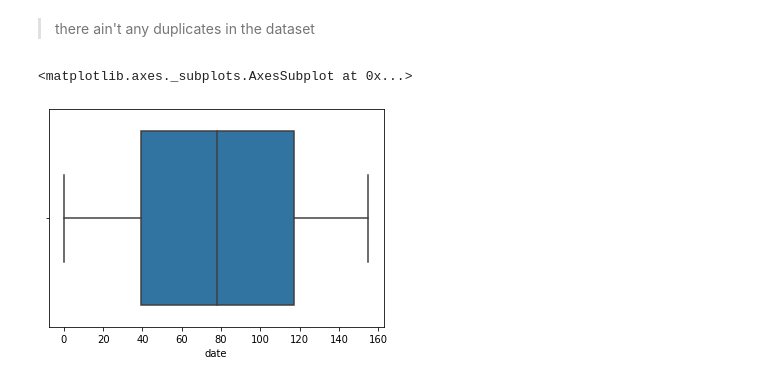
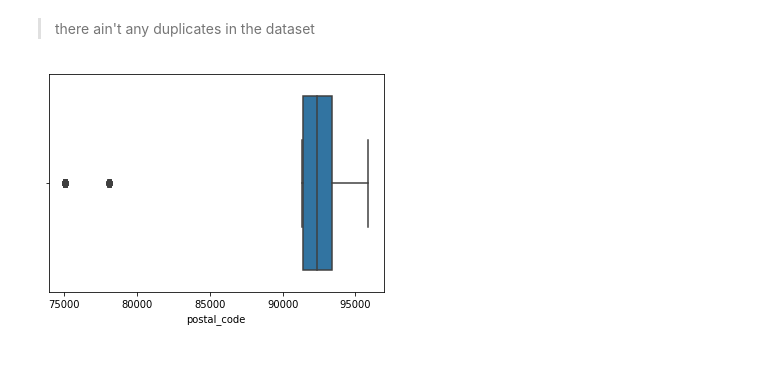
Before and after one commit to victoriousvictor42/electic-car, a Jupyter notebook: Autolib.ipynb, the cells around one changed output. Drawn from its saved outputs; the diff is of its cells as text; code cells hidden in the pictures.

```diff
--- a/Autolib.ipynb
+++ b/Autolib.ipynb
@@ -73,3 +56,7 @@ df.tail()
 df.shape
 # %% [output]
 (16085, 13)
+# %%
+# standardizing the columns names to
+df.columns = df.columns.str.strip().str.lower().str.replace(' ', '_').str.replace('(', '').str.replace(')', '')
+df.columns
@@ -75,0 +71,3 @@ df.shape
+# %%
+sample = df.sample(n=1500)
+sample
@@ -95,7 +107,7 @@ False
 > there ain't any duplicates in the dataset
 # %%
 #checking for outliers
-sns.boxplot(df['date'])
+sns.boxplot(sample['postal_code'])
+plt.show()
 # %% [output]
-<matplotlib.axes._subplots.AxesSubplot at 0x...>
-[figure, old version]
+[figure, new version]
```
Also changed, not shown: parts of 30 cells of this notebook.
